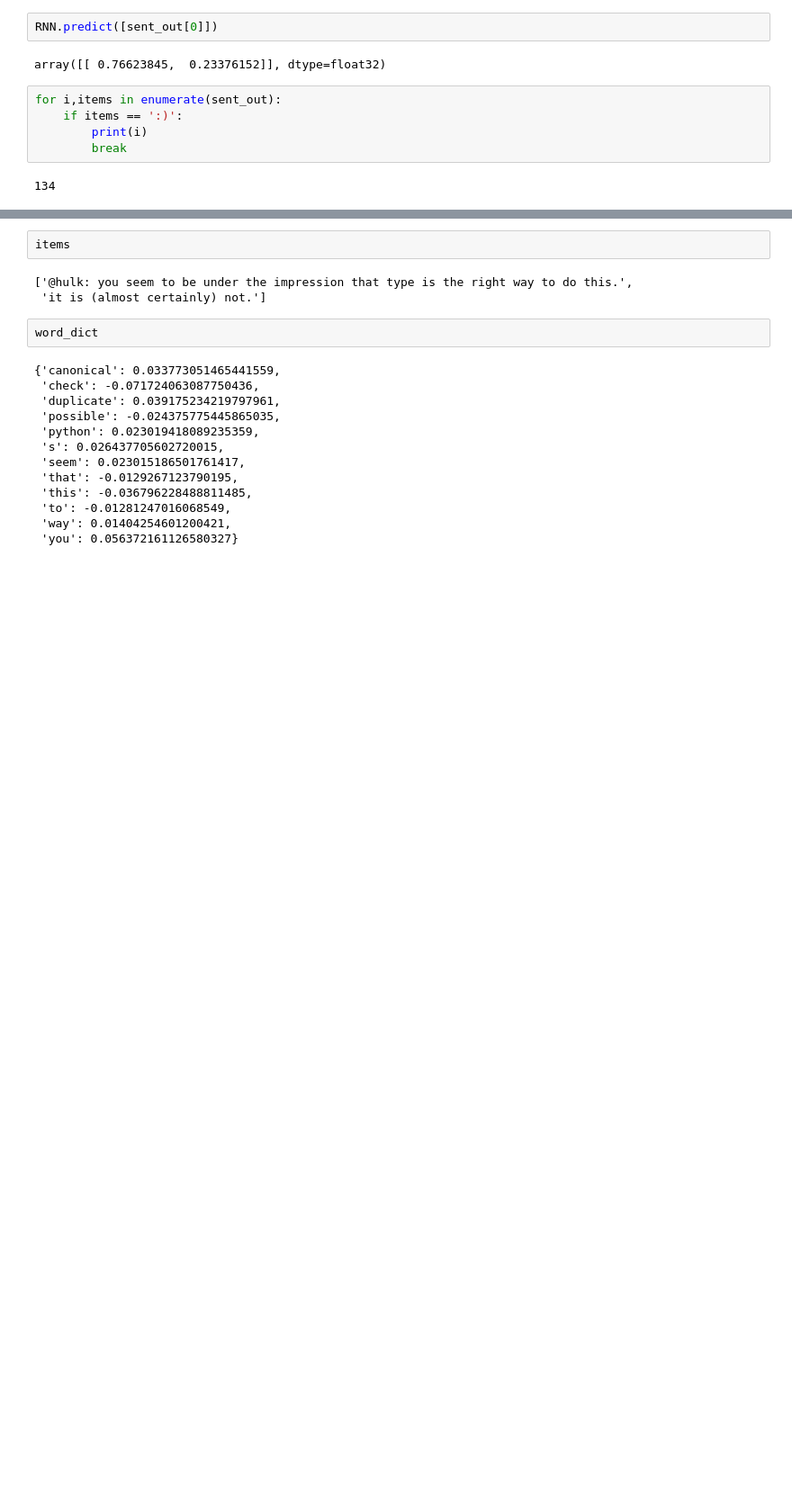
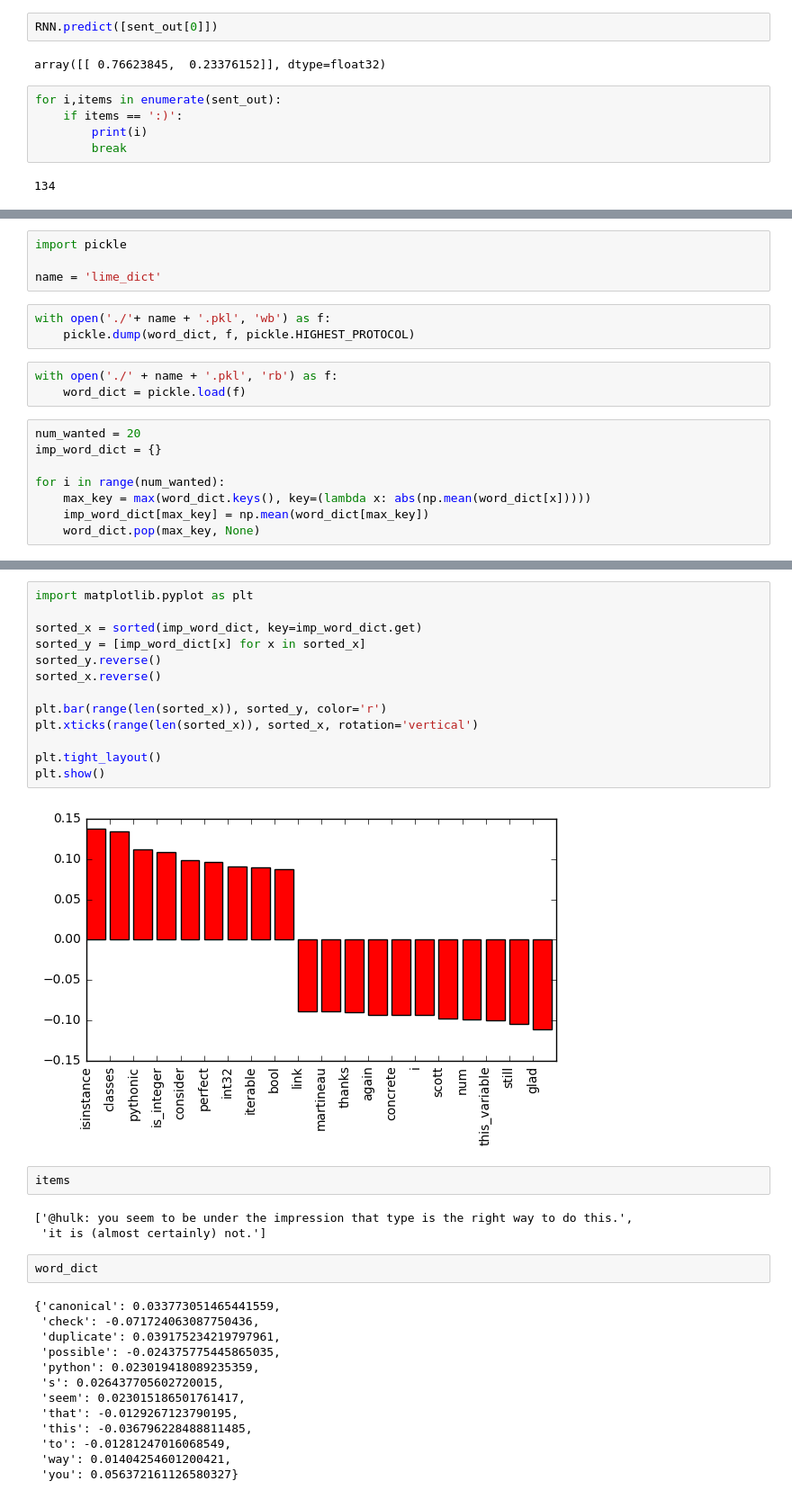
Before and after one commit to dvatterott/stackex_sum, a Jupyter notebook: Modeling/Interpreting Model.ipynb, the cells around one changed output, grey strips where cells are left out. Shown: that part at 90% size. Cells and saved outputs as stored; diff of their text form; blank space fills up the shorter version.

```diff
--- a/Modeling/Interpreting Model.ipynb
+++ b/Modeling/Interpreting Model.ipynb
@@ -226,0 +246,18 @@ word_dict
+# %%
+import pickle
+
+name = 'lime_dict'
+# %%
+with open('./'+ name + '.pkl', 'wb') as f:
+    pickle.dump(word_dict, f, pickle.HIGHEST_PROTOCOL)
+# %%
+with open('./' + name + '.pkl', 'rb') as f:
+    word_dict = pickle.load(f)
+# %%
+num_wanted = 20
+imp_word_dict = {}
+
+for i in range(num_wanted):
+    max_key = max(word_dict.keys(), key=(lambda x: abs(np.mean(word_dict[x]))))
+    imp_word_dict[max_key] = np.mean(word_dict[max_key])
+    word_dict.pop(max_key, None)
@@ -227,3 +287,18 @@ word_dict
+# %%
+import matplotlib.pyplot as plt
+
+sorted_x = sorted(imp_word_dict, key=imp_word_dict.get)
+sorted_y = [imp_word_dict[x] for x in sorted_x]
+sorted_y.reverse()
+sorted_x.reverse()
+
+plt.bar(range(len(sorted_x)), sorted_y, color='r')
+plt.xticks(range(len(sorted_x)), sorted_x, rotation='vertical')
+
+plt.tight_layout()
+plt.show()
+# %% [output]
+[figure, added]
 # %%
 items
 # %% [output]
```
Also changed, not shown: parts of 4 cells of this notebook, 3 other files.
